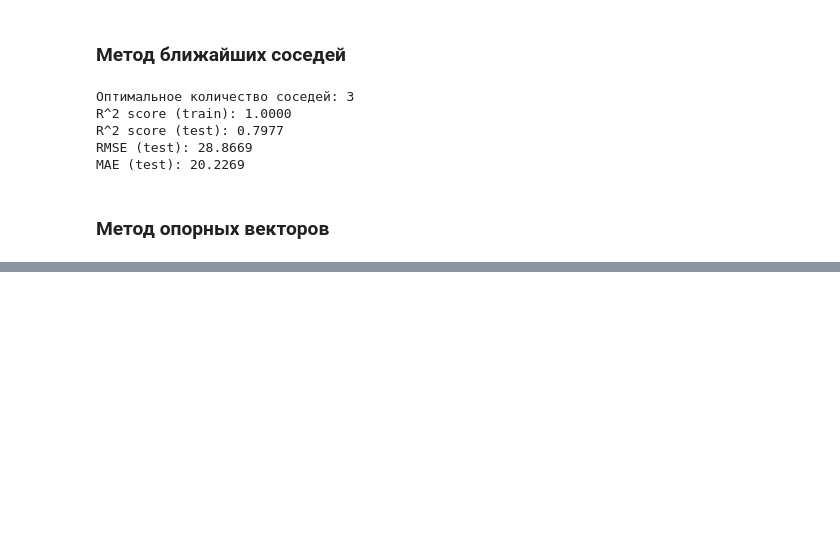
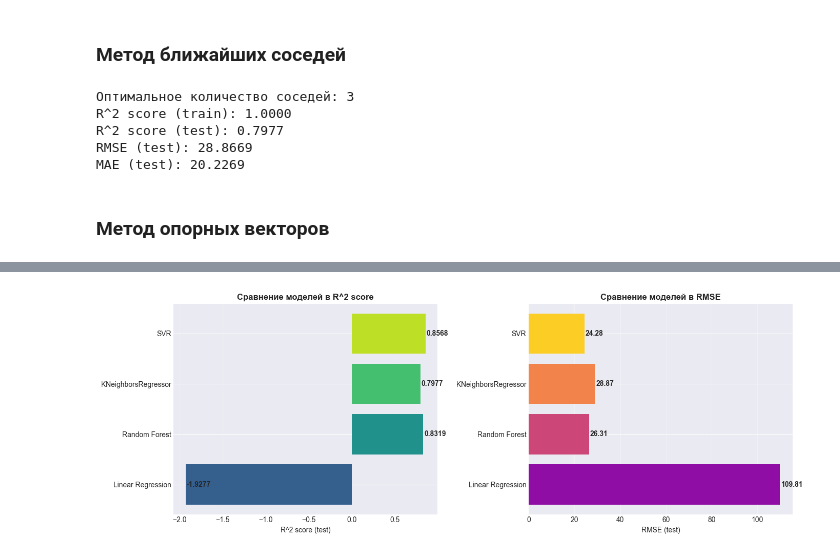
Before and after one commit to medicsera/MachineLerning, a Jupyter notebook: RegressionTask.ipynb, the cells around one changed output, grey strips where cells are left out. Drawn from its saved outputs; the diff is of its cells as text; code cells hidden in the pictures; blank space fills up the shorter version.

```diff
--- a/RegressionTask.ipynb
+++ b/RegressionTask.ipynb
@@ -460,0 +669,26 @@ MAE (test): 4.3575
+# %%
+fig, axes = plt.subplots(1, 2, figsize=(14, 5))
+
+models = results_with_emissions['Модель']
+r2_scores = results_with_emissions['R^2 (test)']
+colors_r2 = plt.cm.viridis(np.linspace(0.3, 0.9, len(models)))
+axes[0].barh(models, r2_scores, color=colors_r2)
+axes[0].set_xlabel('R^2 score (test)')
+axes[0].set_title('Сравнение моделей в R^2 score',fontsize=12,fontweight='bold')
+axes[0].grid(axis='x',alpha=0.3)
+for i, v in enumerate(r2_scores):
+    axes[0].text(v + 0.01, i, f'{v:.4f}', va='center', fontweight='bold')
+
+rmse_scores = results_with_emissions['RMSE']
+colors_rmse = plt.cm.plasma(np.linspace(0.3,0.9,len(models)))
+axes[1].barh(models,rmse_scores,color=colors_rmse)
+axes[1].set_xlabel('RMSE (test)')
+axes[1].set_title('Сравнение моделей в RMSE',fontsize=12,fontweight='bold')
+axes[1].grid(axis='x',alpha=0.3)
+for i, v in enumerate(rmse_scores):
+    axes[1].text(v+0.5,i, f'{v:.2f}', va='center',fontweight='bold')
+
+plt.tight_layout()
+plt.show()
+# %% [output]
+[figure, added]
```
Also changed, not shown: parts of 13 cells of this notebook.
